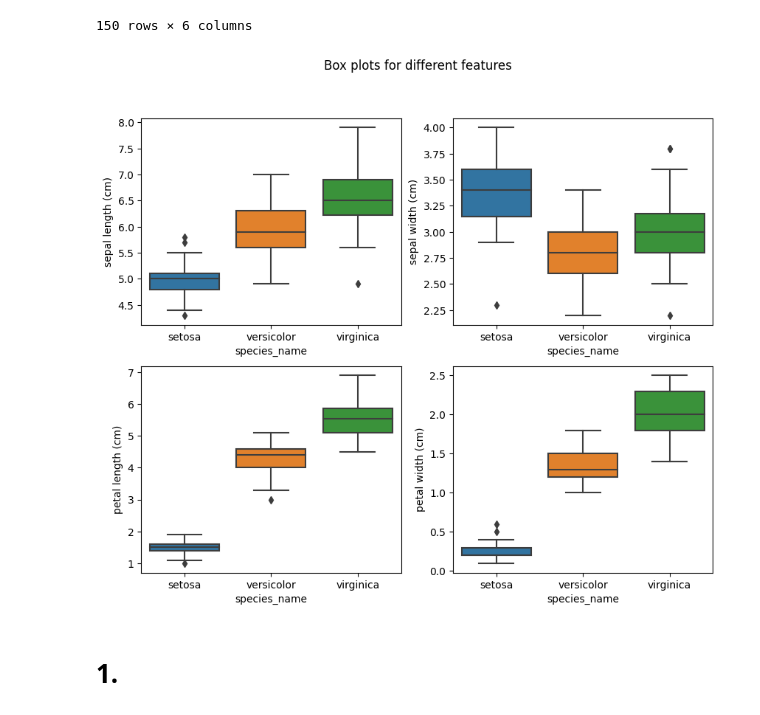
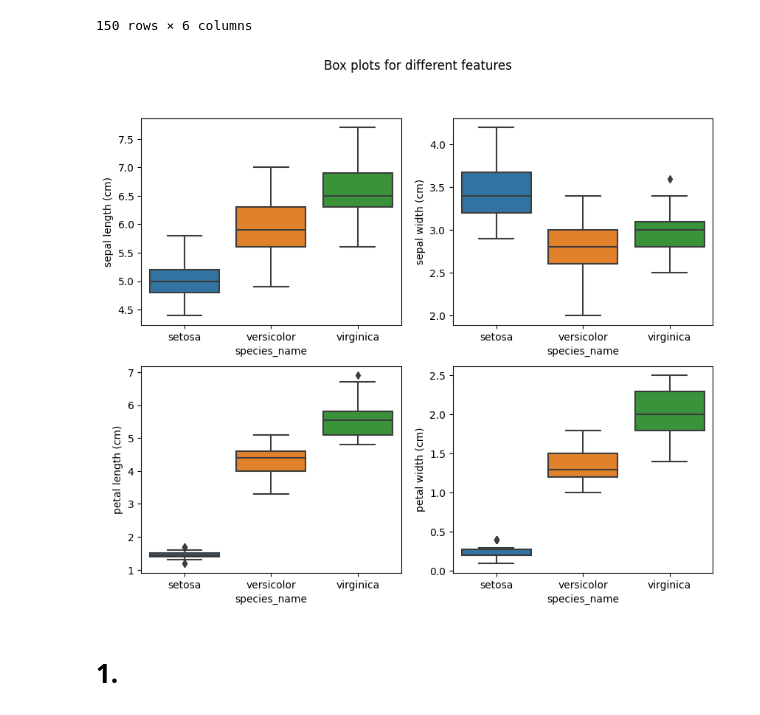
Before and after one commit to Danneftw1/Machine-learning, a Jupyter notebook: Exercises/Exercises-4-logistic_regression.ipynb, the cells around one changed output. Cells and saved outputs as stored; diff of their text form; code cells hidden in the pictures.

```diff
--- a/Exercises/Exercises-4-logistic_regression.ipynb
+++ b/Exercises/Exercises-4-logistic_regression.ipynb
@@ -115,21 +115,26 @@ def boxplot_by_species():
     sns.boxplot(x='species_name', y='sepal width (cm)', data=df, ax=axs[0, 1])
     sns.boxplot(x='species_name', y='petal length (cm)', data=df, ax=axs[1, 0])
     sns.boxplot(x='species_name', y='petal width (cm)', data=df, ax=axs[1, 1])
+# %%
+# TODO FIX THIS, meanwhile:
+
+df = df.drop([13, 15, 22, 23, 24, 41, 43, 44, 98, 106, 117, 119, 131])
+boxplot_by_species()
+# %% [output]
+[figure, added]
 # %%
 # remove outliers from the dataset
-Q1 = df.quantile(0.25)
-Q3 = df.quantile(0.75)
-IQR = Q3 - Q1 # intercuartile range
+# Q1 = df.quantile(0.25)
+# Q3 = df.quantile(0.75)
+# IQR = Q3 - Q1 # intercuartile range
 
 #print(f"Q1: {Q1} \nQ3: {Q3} \nIQR: {IQR}")
 
-df = df[~((df < (Q1 - 1.5 * IQR)) |(df > (Q3 + 1.5 * IQR))).any(axis=1)] # remove outliers from any column
+# df = df[~((df < (Q1 - 1.5 * IQR)) |(df > (Q3 + 1.5 * IQR))).any(axis=1)] # remove outliers from any column
 
-boxplot_by_species()
+# boxplot_by_species()
 
 # You can also you scipy to remove outliers:
 # https://stackoverflow.com/questions/23199796/detect-and-exclude-outliers-in-pandas-data-frame
 # from scipy import stats
 # df = df[(np.abs(stats.zscore(df)) < 3).all(axis=1)]
-# %% [output]
-[figure, removed]
```
Also changed, not shown: parts of 2 cells of this notebook.
